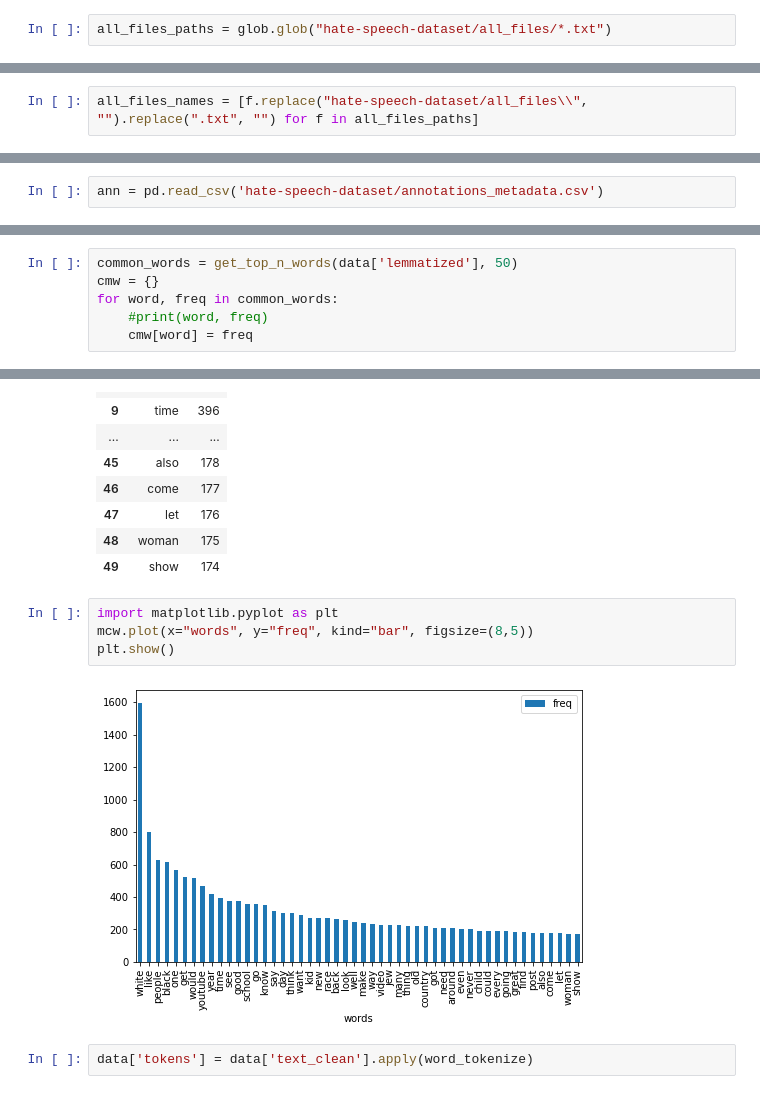
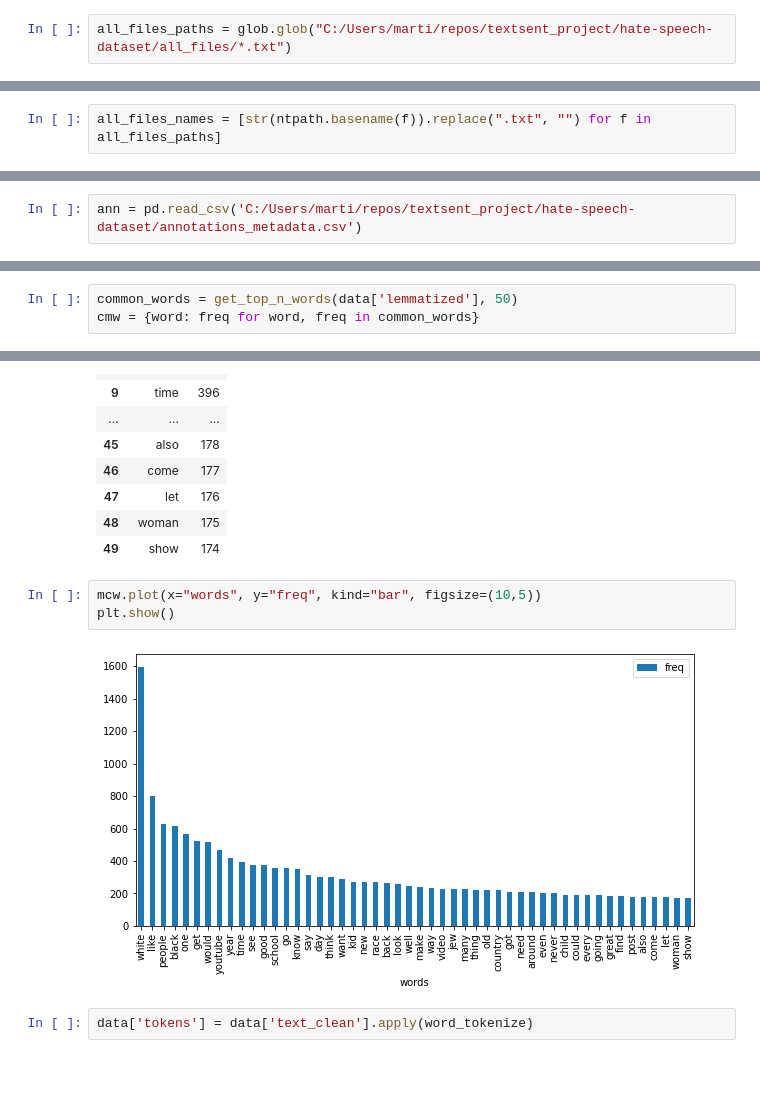
Before and after one commit to martinaviggiano/textsent_project, a Jupyter notebook: Hate Speech Detection Models.new.ipynb, the cells around one changed output, grey strips where cells are left out. Saved outputs shown, nothing was run; the diff lists cells and outputs as text.

```diff
--- a/Hate Speech Detection Models.ipynb
+++ b/Hate Speech Detection Models.new.ipynb
@@ -11,9 +15,9 @@ from tqdm import tqdm
 # %%
-all_files_paths = glob.glob("hate-speech-dataset/all_files/*.txt")
+all_files_paths = glob.glob("C:/Users/marti/repos/textsent_project/hate-speech-dataset/all_files/*.txt")
 # %%
 all_files_paths = [f for f in all_files_paths if os.path.isfile(f)]
 # %%
-all_files_names = [f.replace("hate-speech-dataset/all_files\\", "").replace(".txt", "") for f in all_files_paths]
+all_files_names = [str(ntpath.basename(f)).replace(".txt", "") for f in all_files_paths]
 # %%
 txt_content = {}
 errors = []
@@ -59,5 +62,5 @@ df.head()
 | 3 | 12834217_3 | ( Simply copy and paste the follo... |
 | 4 | 12834217_4 | Click below for a FREE download o... |
 # %%
-ann = pd.read_csv('hate-speech-dataset/annotations_metadata.csv')
+ann = pd.read_csv('C:/Users/marti/repos/textsent_project/hate-speech-dataset/annotations_metadata.csv')
 # %%
@@ -214,10 +181,7 @@ def get_top_n_words(corpus, n=None):
     return words_freq[:n]
 # %%
 common_words = get_top_n_words(data['lemmatized'], 50)
-cmw = {}
-for word, freq in common_words:
-    #print(word, freq)
-    cmw[word] = freq
+cmw = {word: freq for word, freq in common_words}
 # %%
 mcw = pd.DataFrame.from_dict(cmw, orient='index').reset_index()
 mcw.columns = ["words", "freq"]
@@ -242,11 +206,10 @@ mcw # Most common words between lemmatized words and frequencies
 | 48 | woman | 175 |
 | 49 | show | 174 |
 # %%
-import matplotlib.pyplot as plt
-mcw.plot(x="words", y="freq", kind="bar", figsize=(8,5))
+mcw.plot(x="words", y="freq", kind="bar", figsize=(10,5))
 plt.show()
 # %% [output]
-[figure, old version]
+[figure, new version]
 # %%
 data['tokens'] = data['text_clean'].apply(word_tokenize)
 # %%
```
Also changed, not shown: parts of 67 cells of this notebook.
